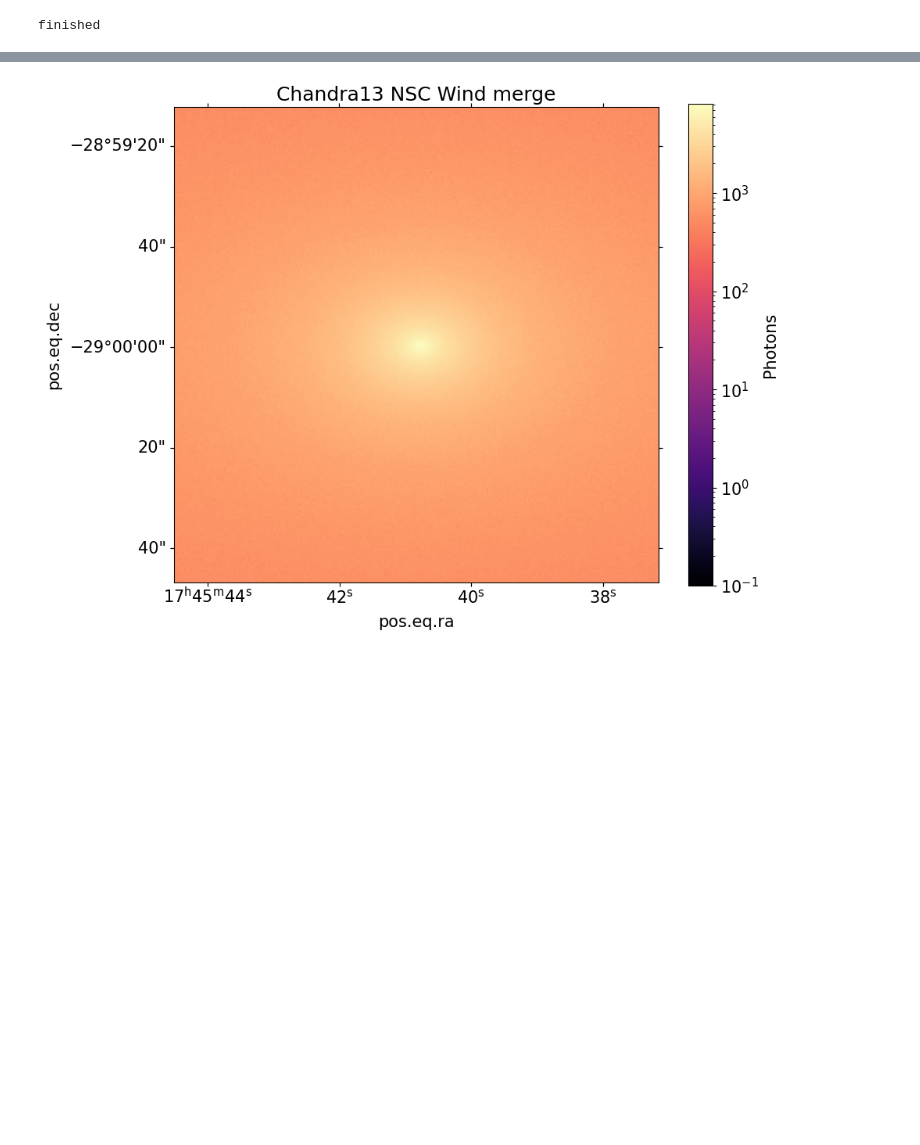
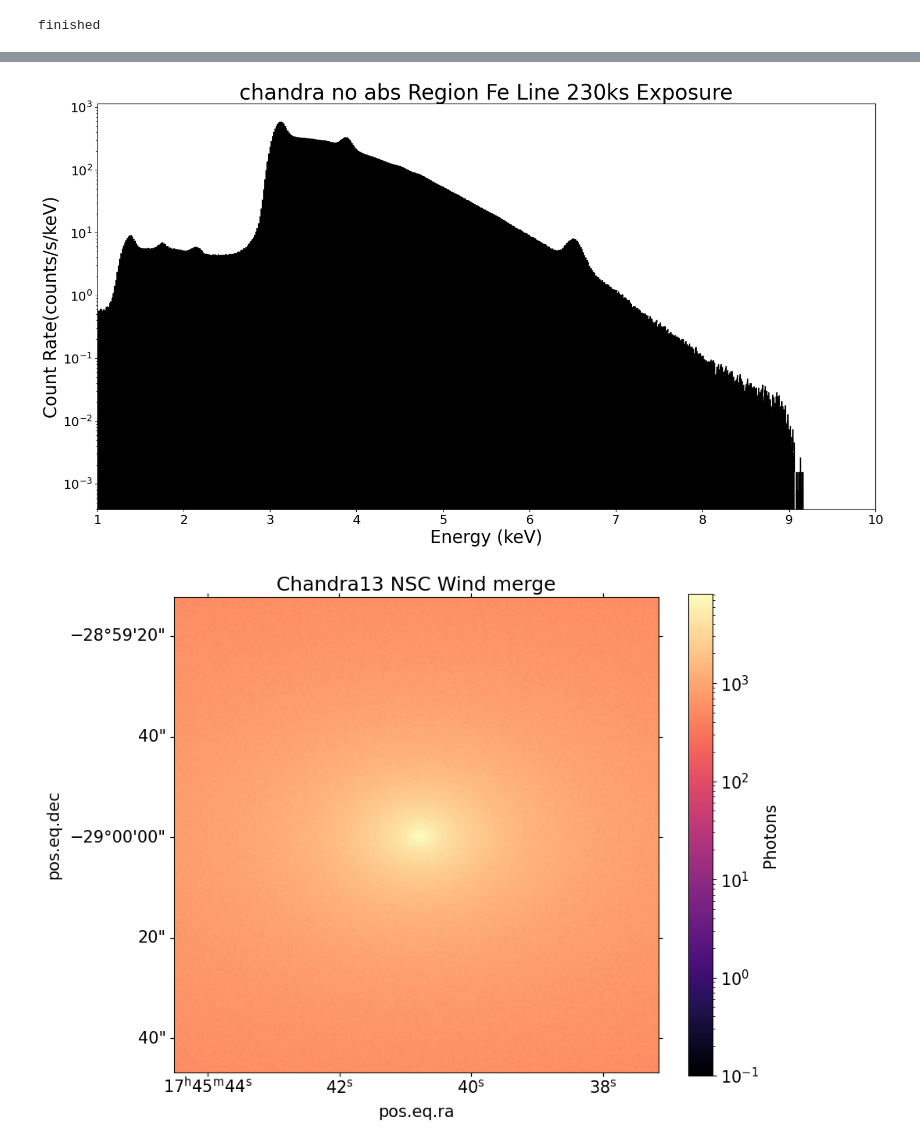
Before and after one commit to DanK-23/SOSAXE-Project, a Jupyter notebook: SOSAXE_bkgd_merge.ipynb, the cells around one changed output, grey strips where cells are left out. Cells and saved outputs as stored; diff of their text form; code cells hidden in the pictures; blank space fills up the shorter version.

```diff
--- a/SOSAXE_bkgd_merge.ipynb
+++ b/SOSAXE_bkgd_merge.ipynb
@@ -282,3 +158,19 @@ ValueError: 'INSTRUME' from NSC13cut_230ks_evt.fits does not match from REVabs_M
+# %%
+# when plotting with soxs remember the x-axis is not exactly Kev it is electronic signal per channel which accounts for the resolution of the instrument so we expect with chandra there be a bit signal in the 9-10 Kev range
+ebin = np.linspace(1,15,2500)
+fig, ax = soxs.plot_spectrum("stellar_bulge_evt.pha",xscale = 'linear',plot_energy=True, xmin=1,xmax = 10.0, noerr=False ,lw=2,ebins=ebin,label = 'Without doppler',color = 'black')
+plt.rcParams['font.size'] = '25'
+x = np.linspace(1,10,10)
+values= np.linspace(1,10,10)
+#plt.xticks(x,values,fontsize=25)
+#plt.yticks(fontsize=25)
+plt.xlabel('Energy (keV)', fontsize=25)
+plt.ylabel('Count Rate(counts/s/keV)', fontsize=25)
+plt.title('chandra no abs Region Fe Line 230ks Exposure')
+#plt.ylim(0.001,0.1) #for lynx
+fig.set_size_inches(20, 10.5)
+# %% [output]
+[figure, added]
 # %%
 soxs.write_image("totchandra_230kscut_evt.fits", "totchandra_230kscut_img.fits", overwrite=True)
 # %%
```
Also changed, not shown: parts of 19 cells of this notebook.
